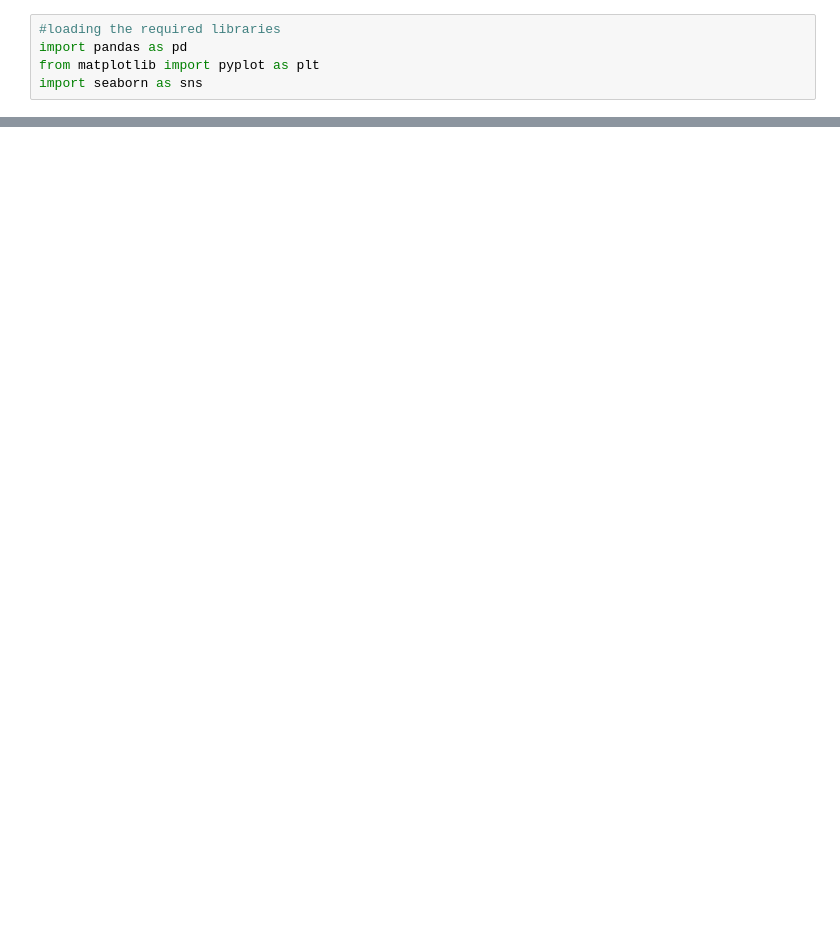
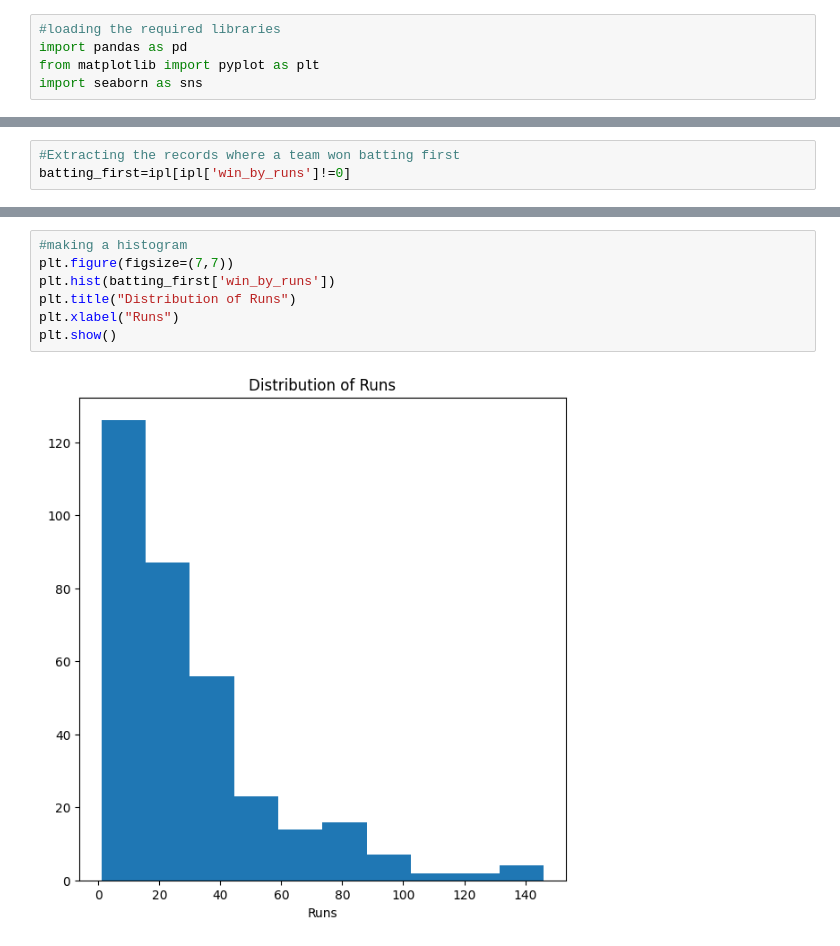
Before and after one commit to CoderMacha/EDA-on-ipl-data, a Jupyter notebook: ipl.ipynb, the cells around one changed output, grey strips where cells are left out. Cells and saved outputs as stored; diff of their text form; blank space fills up the shorter version.

```diff
--- a/ipl.ipynb
+++ b/ipl.ipynb
@@ -10,0 +110,3 @@ FileNotFoundError: [Errno 2] No such file or directory: 'required_data/matches(1
+# %%
+#Extracting the records where a team won batting first
+batting_first=ipl[ipl['win_by_runs']!=0]
@@ -10,0 +123,9 @@ FileNotFoundError: [Errno 2] No such file or directory: 'required_data/matches(1
+# %%
+#making a histogram
+plt.figure(figsize=(7,7))
+plt.hist(batting_first['win_by_runs'])
+plt.title("Distribution of Runs")
+plt.xlabel("Runs")
+plt.show()
+# %% [output]
+[figure, added]
```
Also changed, not shown: parts of 23 cells of this notebook, 1 other file.
